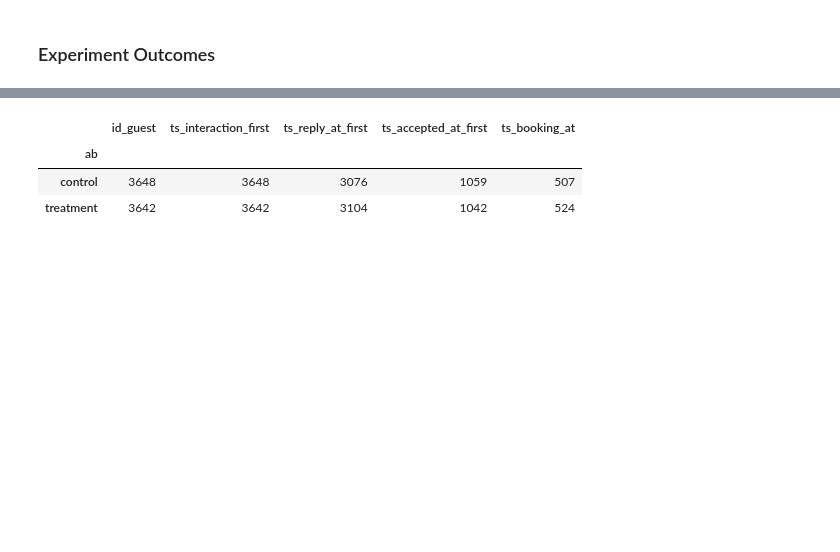
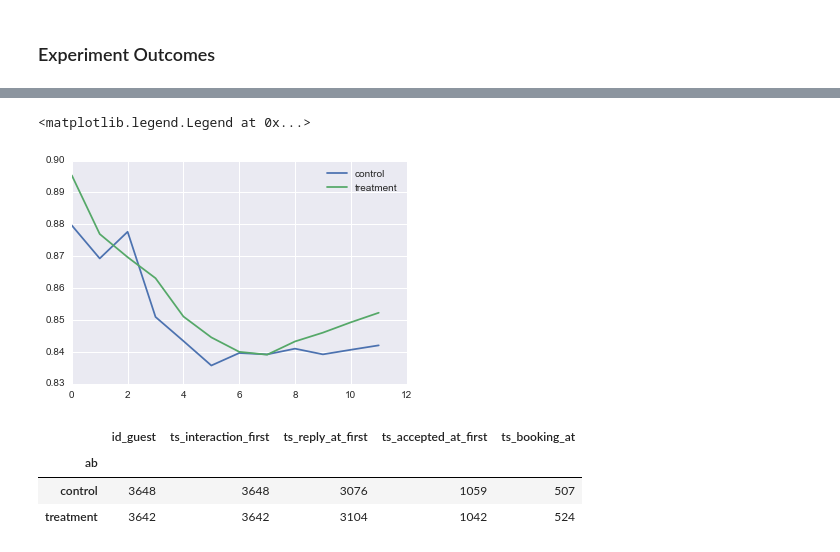
Before and after one commit to agtsai/Notebooks, a Jupyter notebook: 2016_02_15 Airbnb.ipynb, the cells around one changed output, grey strips where cells are left out. Cells and saved outputs as stored; diff of their text form; code cells hidden in the pictures; blank space fills up the shorter version.

```diff
--- a/2016_02_15 Airbnb.ipynb
+++ b/2016_02_15 Airbnb.ipynb
@@ -243,0 +252,17 @@ print 1422.0 / 3642
+# %%
+monthly_stats = []
+for monthly in monthly_data:
+    # split into control and treatment
+    control_idx = monthly['ab'] == 'control'
+    treatment_idx = monthly['ab'] == 'treatment'
+
+    # bootstrap
+    control_bootstrap = bootstrap(monthly[control_idx].reset_index(drop=True), number_of_samples=100)
+    treatment_bootstrap = bootstrap(monthly[treatment_idx].reset_index(drop=True), number_of_samples=100)
+
+    control_sample_stats = get_conf_intervals(control_bootstrap, label='control')
+    treatment_sample_stats = get_conf_intervals(treatment_bootstrap, label='treatment')
+
+    ci = pd.concat([control_sample_stats, treatment_sample_stats], axis=0).reset_index(drop=True)
+    ci['month'] = monthly['ts_interaction_first_month'].max()
+    monthly_stats.append(ci)
@@ -244,3 +328,13 @@ print 1422.0 / 3642
+# %%
+control = graph_data[control_idx].reset_index(drop=True)
+treatment = graph_data[treatment_idx].reset_index(drop=True)
+
+plt.plot(control['ts_reply_at_first_rate'], label='control')
+plt.plot(treatment['ts_reply_at_first_rate'], label='treatment')
+plt.legend()
+# %% [output]
+<matplotlib.legend.Legend at 0x...>
+[figure, added]
 # %%
 # current status with all data
 pipeline = contact_data.groupby('ab').agg({'id_guest': 'count',
```
Also changed, not shown: parts of 13 cells of this notebook.
